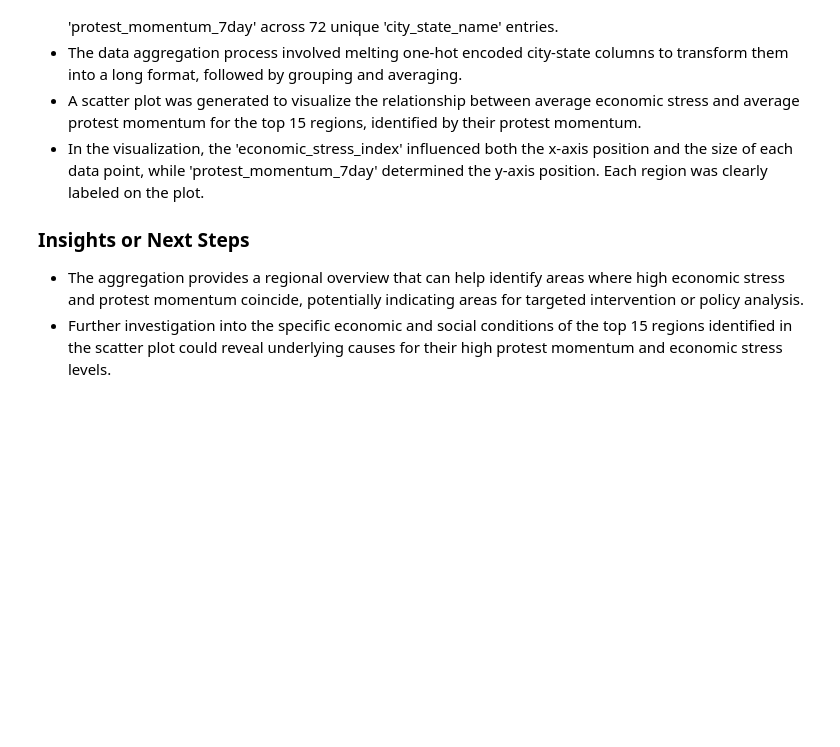
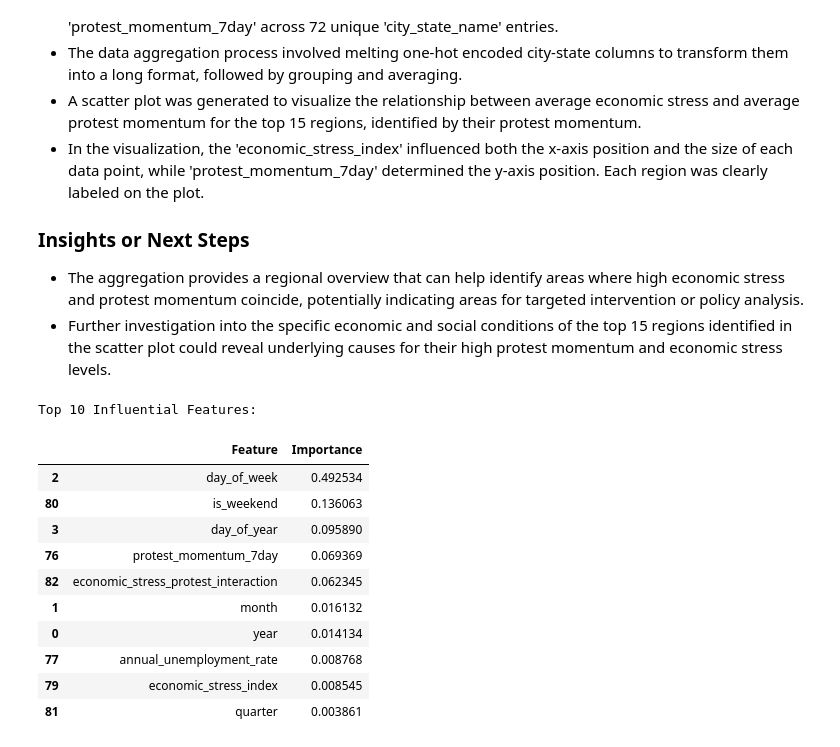
Before and after one commit to Millrjess/Millrjess, a Jupyter notebook: Protest_Data.ipynb, the cells around one changed output. Saved outputs shown, nothing was run; the diff lists cells and outputs as text; code cells hidden in the pictures; blank space fills up the shorter version.

```diff
--- a/Protest_Data.ipynb
+++ b/Protest_Data.ipynb
@@ -1605,3 +1605,25 @@ Summarize the model's performance, the most influential features identified, and
 
 *   The aggregation provides a regional overview that can help identify areas where high economic stress and protest momentum coincide, potentially indicating areas for targeted intervention or policy analysis.
 *   Further investigation into the specific economic and social conditions of the top 15 regions identified in the scatter plot could reveal underlying causes for their high protest momentum and economic stress levels.
+# %%
+import pandas as pd
+
+# Sort the features by importance in descending order and select the top 10
+top_10_features = features_df.sort_values(by='Importance', ascending=False).head(10)
+
+# Display the top 10 features and their importances
+print("Top 10 Influential Features:")
+display(top_10_features)
+# %% [output]
+Top 10 Influential Features:
+|  | Feature | Importance |
+| 2 | day_of_week | 0.492534 |
+| 80 | is_weekend | 0.136063 |
+| 3 | day_of_year | 0.095890 |
+| 76 | protest_momentum_7day | 0.069369 |
+| 82 | economic_stress_protest_interaction | 0.062345 |
+| 1 | month | 0.016132 |
+| 0 | year | 0.014134 |
+| 77 | annual_unemployment_rate | 0.008768 |
+| 79 | economic_stress_index | 0.008545 |
+| 81 | quarter | 0.003861 |
```
Also changed, not shown: parts of 39 cells of this notebook.
